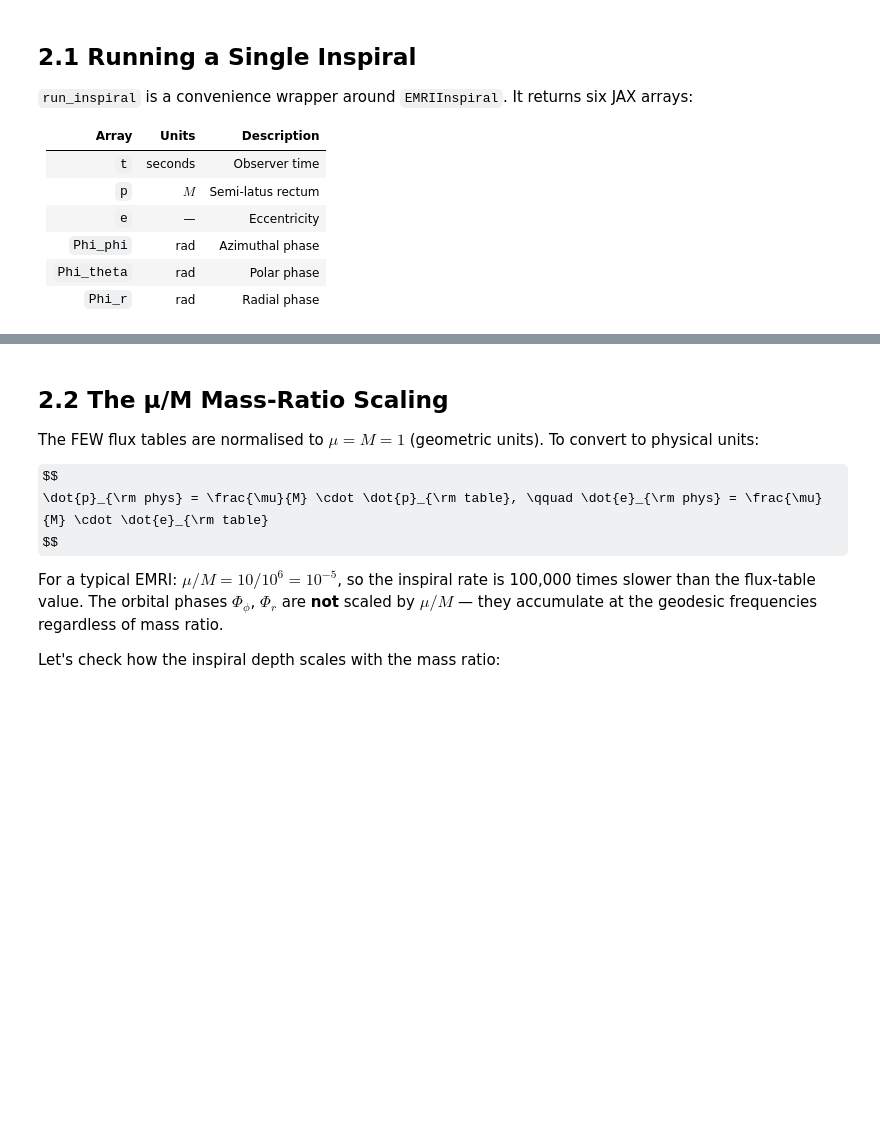
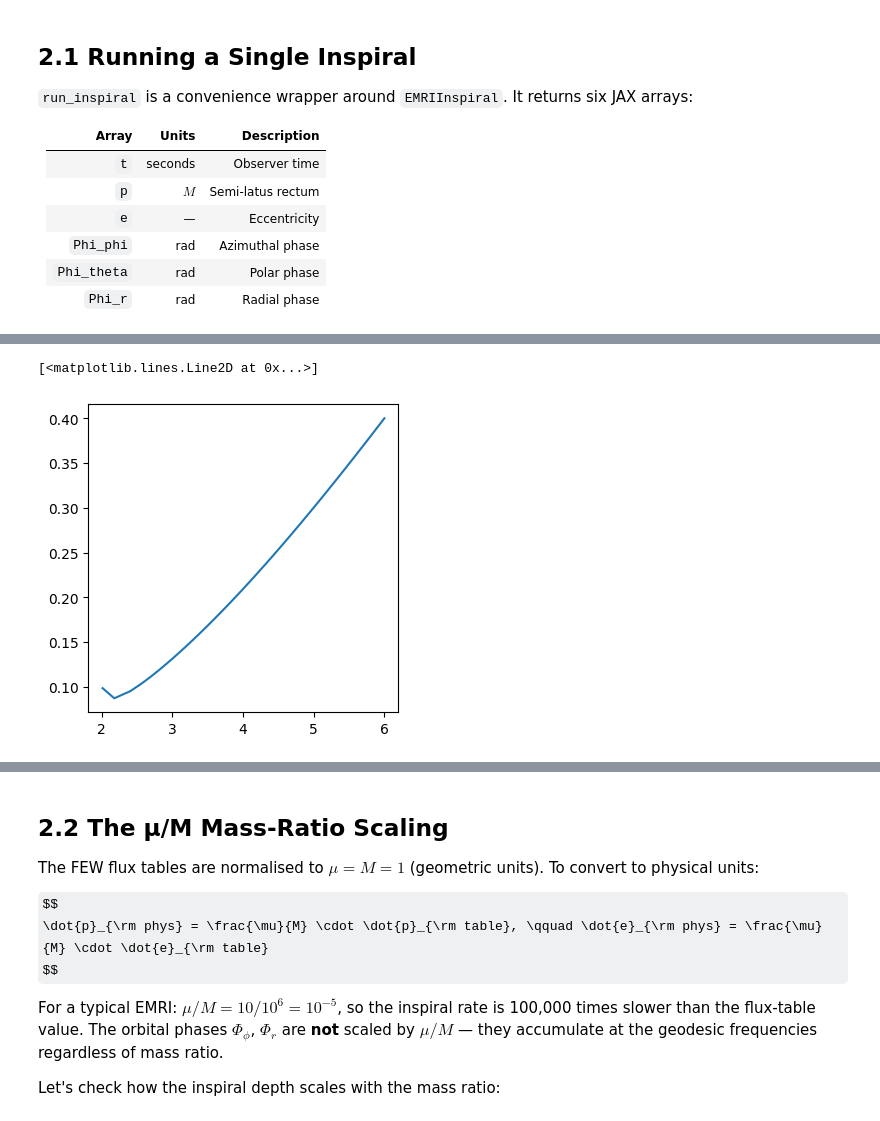
Before and after one commit to BertDepoorter/fewtrax, a Jupyter notebook: examples/02_emri_trajectory.ipynb, the cells around one changed output, grey strips where cells are left out. Drawn from its saved outputs; the diff is of its cells as text; code cells hidden in the pictures; some formulas as TeX source; blank space fills up the shorter version.

```diff
--- a/examples/02_emri_trajectory.ipynb
+++ b/examples/02_emri_trajectory.ipynb
@@ -106,3 +153,10 @@ Total azimuthal phase: 20126.2 radians
+# %%
+fig, ax = plt.subplots(1,1, figsize=(4,4))
+
+ax.plot(p[valid], e[valid], label='Orbital trajectory')
+# %% [output]
+[<matplotlib.lines.Line2D at 0x...>]
+[figure, added]
 # %%
 t_yr = np.asarray(t)[valid] / (365.25 * 24 * 3600)
 p_np = np.asarray(p)[valid]
```
Also changed, not shown: parts of 10 cells of this notebook, 1 other file.
